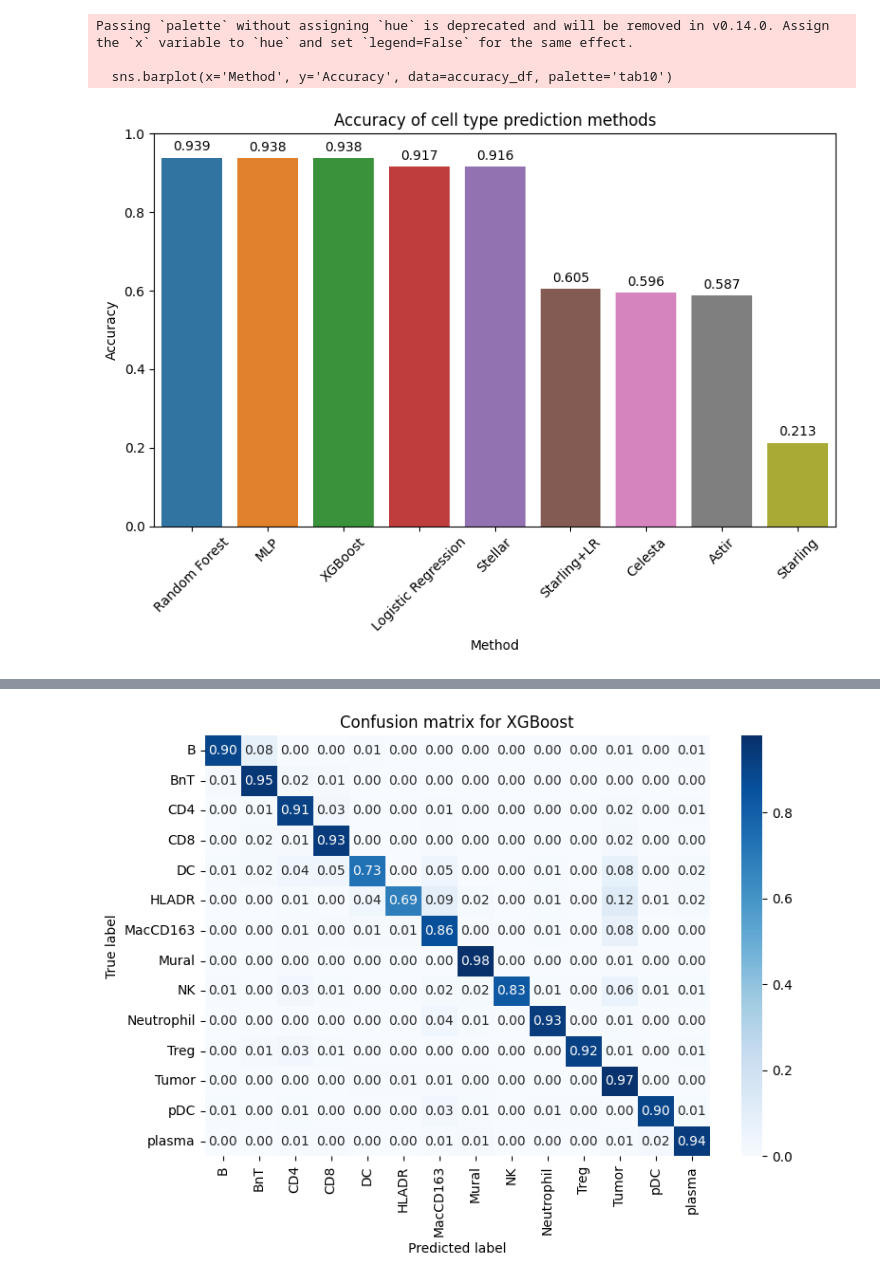
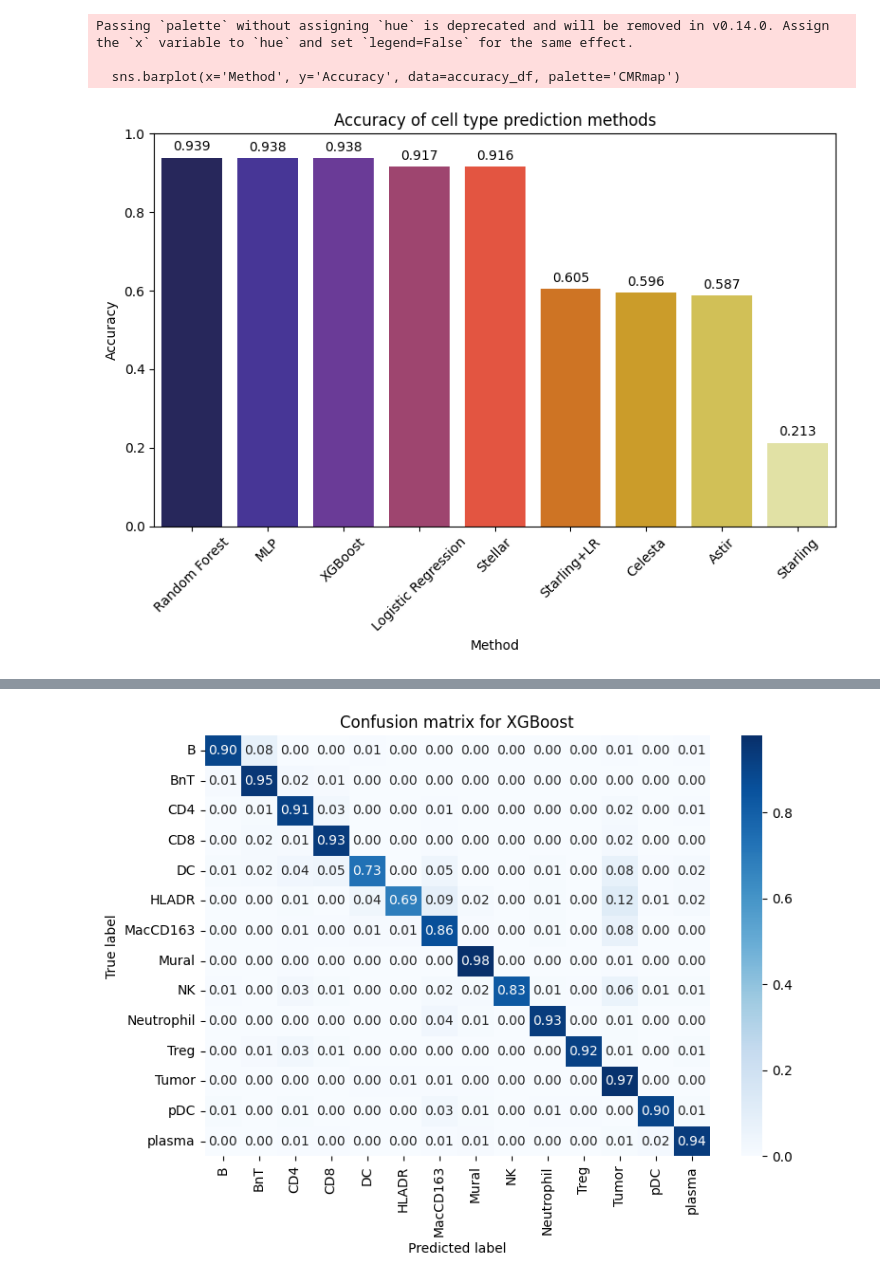
Before and after one commit to dav3794/IMC-models, a Jupyter notebook: models/compare_results.ipynb, the cells around one changed output, grey strips where cells are left out. Drawn from its saved outputs; the diff is of its cells as text; code cells hidden in the pictures.

Commit message:
improve plots

```diff
--- a/models/compare_results.ipynb
+++ b/models/compare_results.ipynb
@@ -75,26 +75,26 @@ results = {
 # %%
 # Plot accuracy
 accuracies = {k: v['correct'].mean() for k, v in results.items()}
 accuracy_df = pd.DataFrame(accuracies.items(), columns=['Method', 'Accuracy'])
 accuracy_df = accuracy_df.sort_values('Accuracy', ascending=False)
 plt.figure(figsize=(8, 6))
 
-sns.barplot(x='Method', y='Accuracy', data=accuracy_df, palette='tab10')
+sns.barplot(x='Method', y='Accuracy', data=accuracy_df, palette='CMRmap')
 # add data labels
 for i, v in enumerate(accuracy_df['Accuracy']):
     plt.text(i, v + 0.01, str(round(v, 3)), ha='center', va='bottom')
 plt.xticks(rotation=45)
 plt.ylabel('Accuracy')
 plt.title('Accuracy of cell type prediction methods')
 plt.ylim(0, 1)
 plt.tight_layout()
 plt.savefig('accuracy.png')
 plt.show()
 # %% [output]
 Passing `palette` without assigning `hue` is deprecated and will be removed in v0.14.0. Assign the `x` variable to `hue` and set `legend=False` for the same effect.
 
-  sns.barplot(x='Method', y='Accuracy', data=accuracy_df, palette='tab10')
+  sns.barplot(x='Method', y='Accuracy', data=accuracy_df, palette='CMRmap')
-[figure, old version]
+[figure, new version]
 # %%
 # Plot macro F1
 
```
Also changed, not shown: parts of 2 cells of this notebook.
